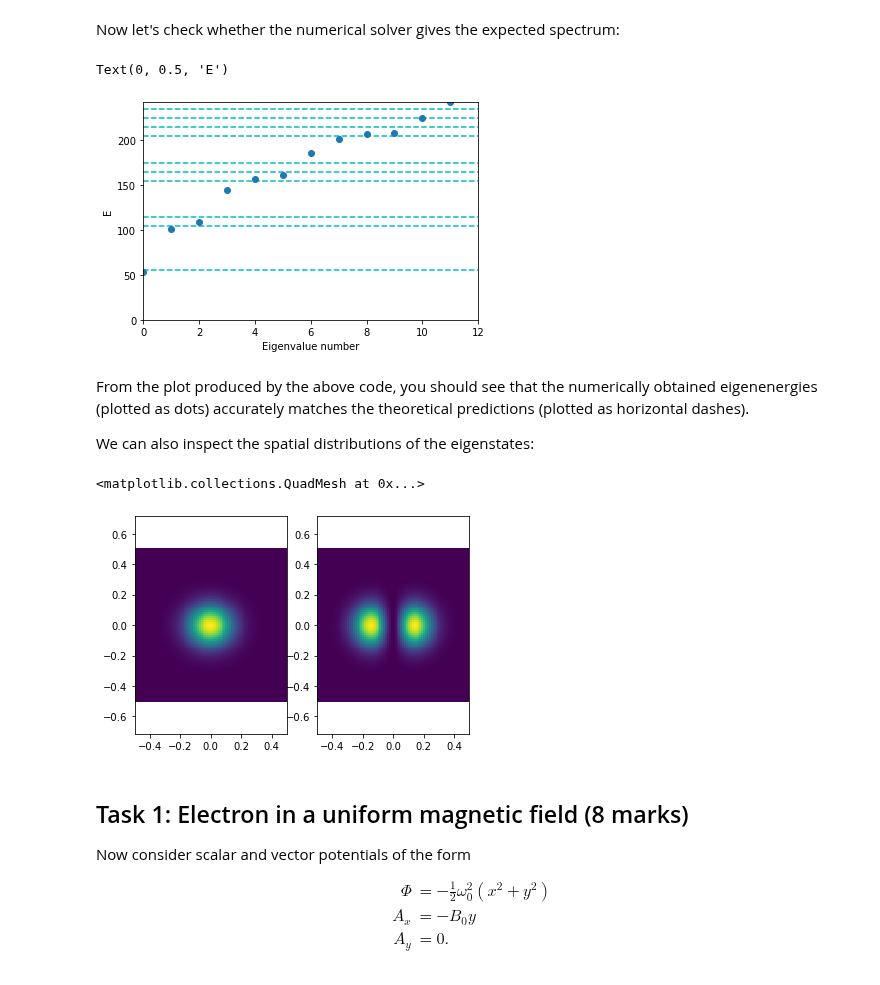
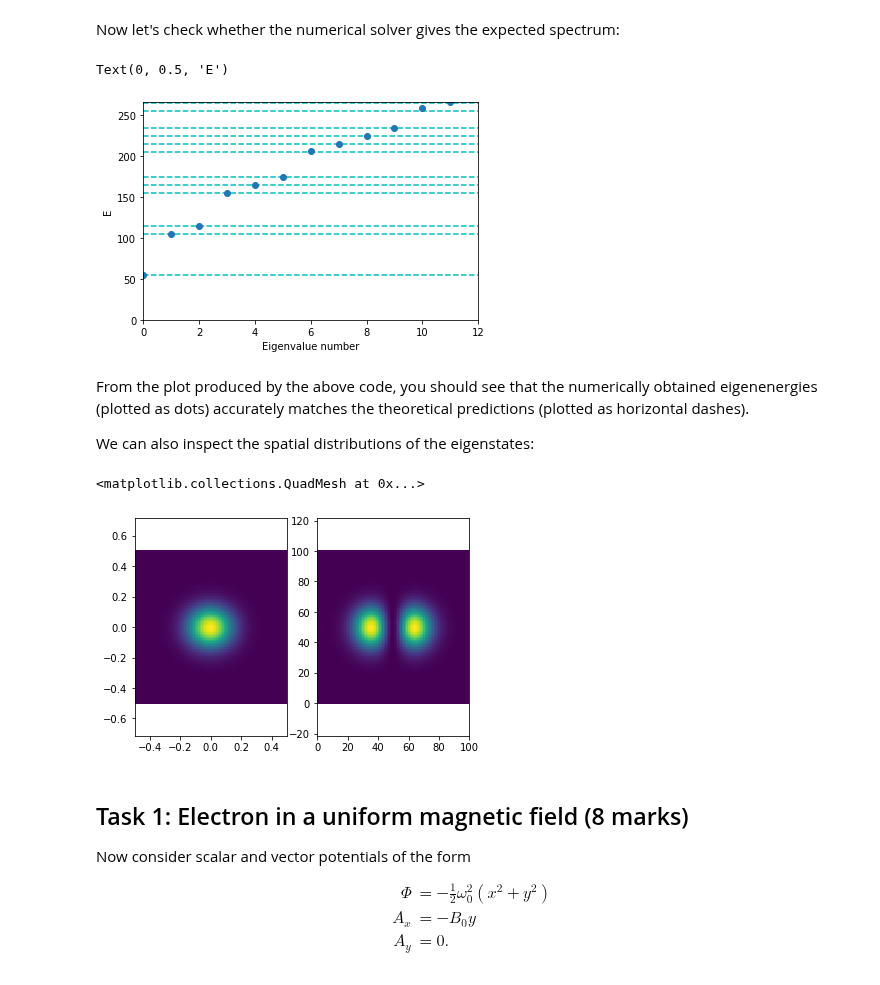
Before and after one commit to seewhydee/ntuphys_nb, a Jupyter notebook: PH4401/electromagnetism.ipynb, the cells around one changed output. Saved outputs shown, nothing was run; the diff lists cells and outputs as text; code cells hidden in the pictures.

```diff
--- a/PH4401/electromagnetism.ipynb
+++ b/PH4401/electromagnetism.ipynb
@@ -34,7 +34,7 @@ Skim through the code below. **There's no need to go through it in detail.** The
 ##   num         : no. of solutions to find
 ##   E0          : approximate energy of solutions to find
 
-def schrodinger2d(Phi, Ax, Ay, args=(), L=1.0, N=10, num=12, E0=-100.0):
+def schrodinger2d(Phi, Ax, Ay, args=(), L=1.0, N=100, num=12, E0=-100.0):
     from numpy import linspace, meshgrid, reshape, exp, argsort
     from scipy.sparse import diags
     from scipy.sparse.linalg import eigsh
@@ -61,7 +61,8 @@ def schrodinger2d(Phi, Ax, Ay, args=(), L=1.0, N=10, num=12, E0=-100.0):
 
     ## Grid coordinates suitable for `pcolormesh`
     pgrid = linspace(-L/2, L/2, N+1)
-    return E, psi, *meshgrid(pgrid, pgrid)
+    x, y = meshgrid(pgrid, pgrid)
+    return E, psi, x, y
 # %% [markdown]
 ### Inputs and outputs of the `schrodinger2d` function
 
@@ -129,7 +130,7 @@ plt.xlabel('Eigenvalue number')
 plt.ylabel('E')
 # %% [output]
 Text(0, 0.5, 'E')
-[figure, old version]
+[figure, new version]
 # %% [markdown]
 From the plot produced by the above code, you should see that the numerically obtained eigenenergies (plotted as dots) accurately matches the theoretical predictions (plotted as horizontal dashes).
 
@@ -137,14 +138,14 @@ We can also inspect the spatial distributions of the eigenstates:
 # %%
 plt.subplot(1, 2, 1)
 plt.axis("equal")
-plt.pcolormesh(x, y, abs(psi[:,:,0])**2)
+plt.pcolor(x, y, abs(psi[:,:,0])**2)
 
 plt.subplot(1, 2, 2)
 plt.axis("equal")
-plt.pcolormesh(x, y, abs(psi[:,:,1])**2)
+plt.pcolormesh(abs(psi[:,:,1])**2)
 # %% [output]
 <matplotlib.collections.QuadMesh at 0x...>
-[figure, old version]
+[figure, new version]
 # %% [markdown]
 ## Task 1: Electron in a uniform magnetic field (8 marks)
 
```
